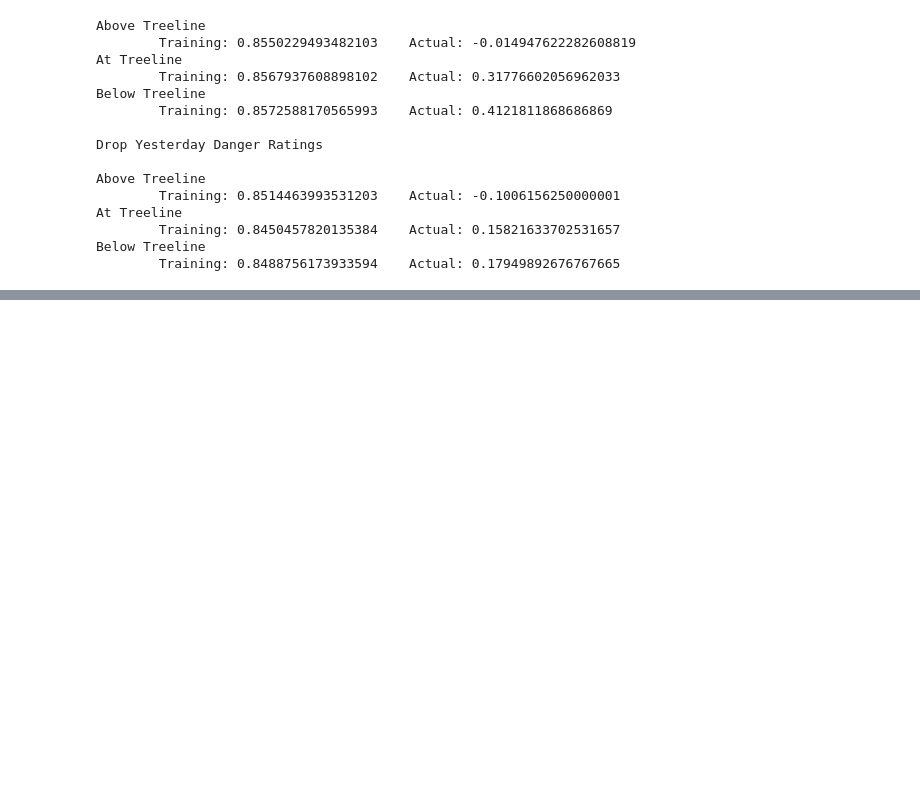
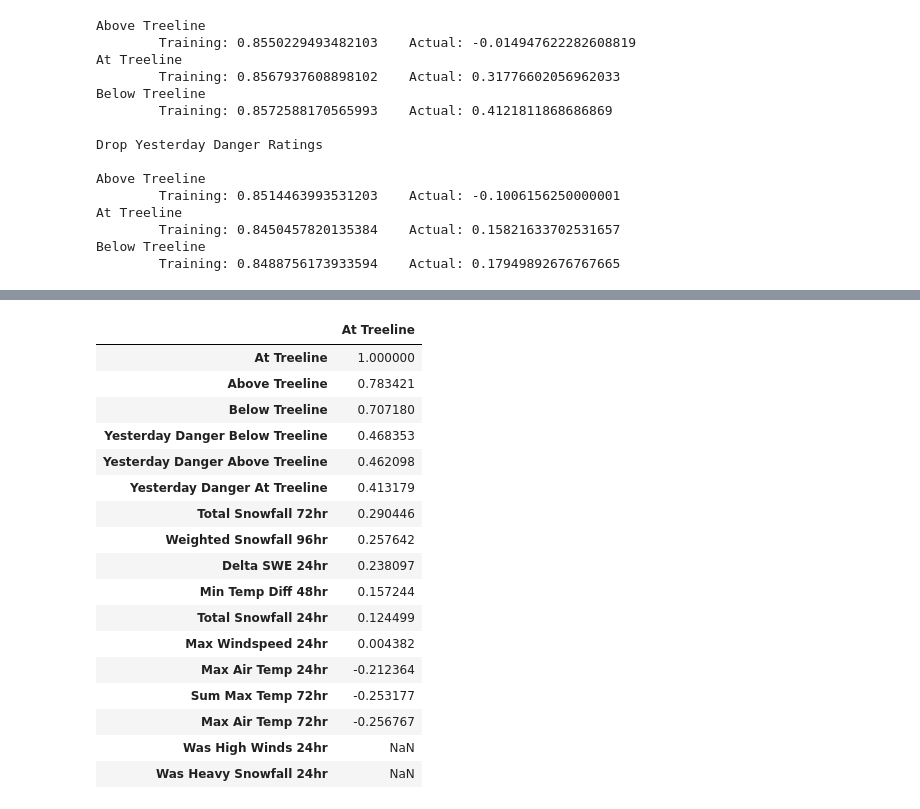
Before and after one commit to itsjpb/470-avalanche-prediction, a Jupyter notebook: jupyter/test_correlation_with_elevation.ipynb, the cells around one changed output, grey strips where cells are left out. Saved outputs shown, nothing was run; the diff lists cells and outputs as text; code cells hidden in the pictures; blank space fills up the shorter version.

```diff
--- a/jupyter/test_correlation_with_elevation.ipynb
+++ b/jupyter/test_correlation_with_elevation.ipynb
@@ -64,0 +105,21 @@ Below Treeline
+# %%
+df.corr()[['At Treeline']].sort_values(by='At Treeline', ascending=False)
+# %% [output]
+|  | At Treeline |
+| At Treeline | 1.000000 |
+| Above Treeline | 0.783421 |
+| Below Treeline | 0.707180 |
+| Yesterday Danger Below Treeline | 0.468353 |
+| Yesterday Danger Above Treeline | 0.462098 |
+| Yesterday Danger At Treeline | 0.413179 |
+| Total Snowfall 72hr | 0.290446 |
+| Weighted Snowfall 96hr | 0.257642 |
+| Delta SWE 24hr | 0.238097 |
+| Min Temp Diff 48hr | 0.157244 |
+| Total Snowfall 24hr | 0.124499 |
+| Max Windspeed 24hr | 0.004382 |
+| Max Air Temp 24hr | -0.212364 |
+| Sum Max Temp 72hr | -0.253177 |
+| Max Air Temp 72hr | -0.256767 |
+| Was High Winds 24hr | NaN |
+| Was Heavy Snowfall 24hr | NaN |
```
Also changed, not shown: parts of 4 cells of this notebook.
